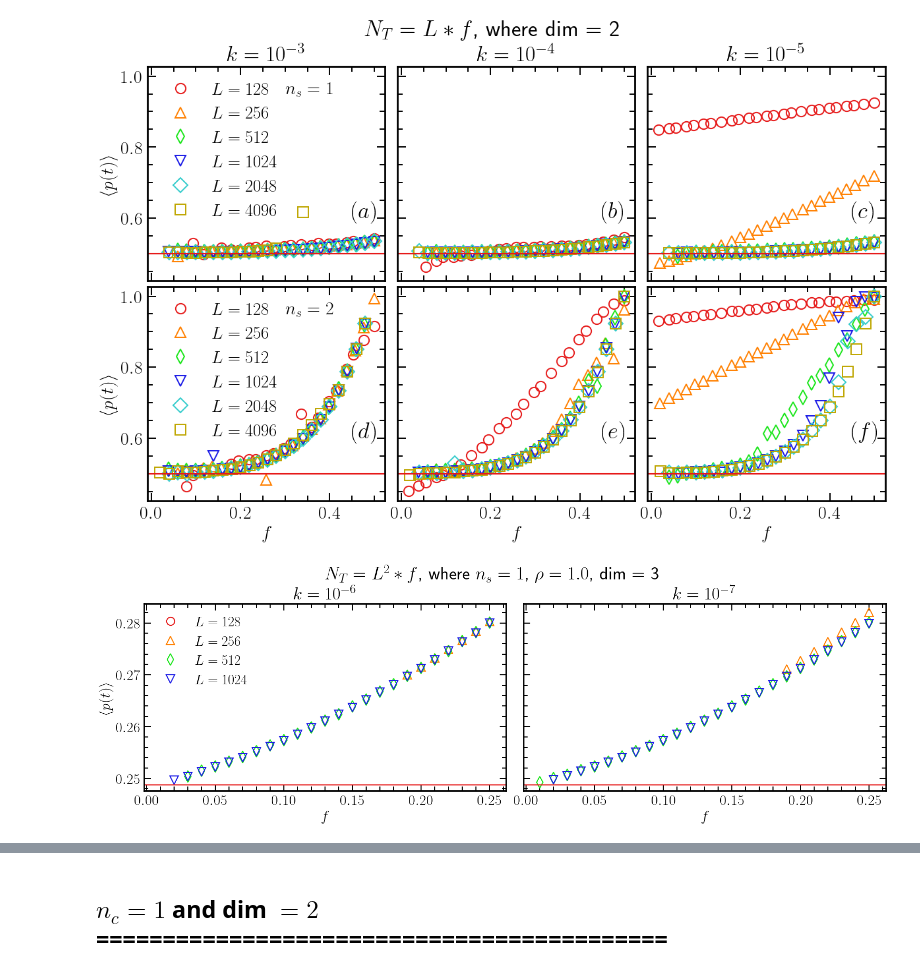
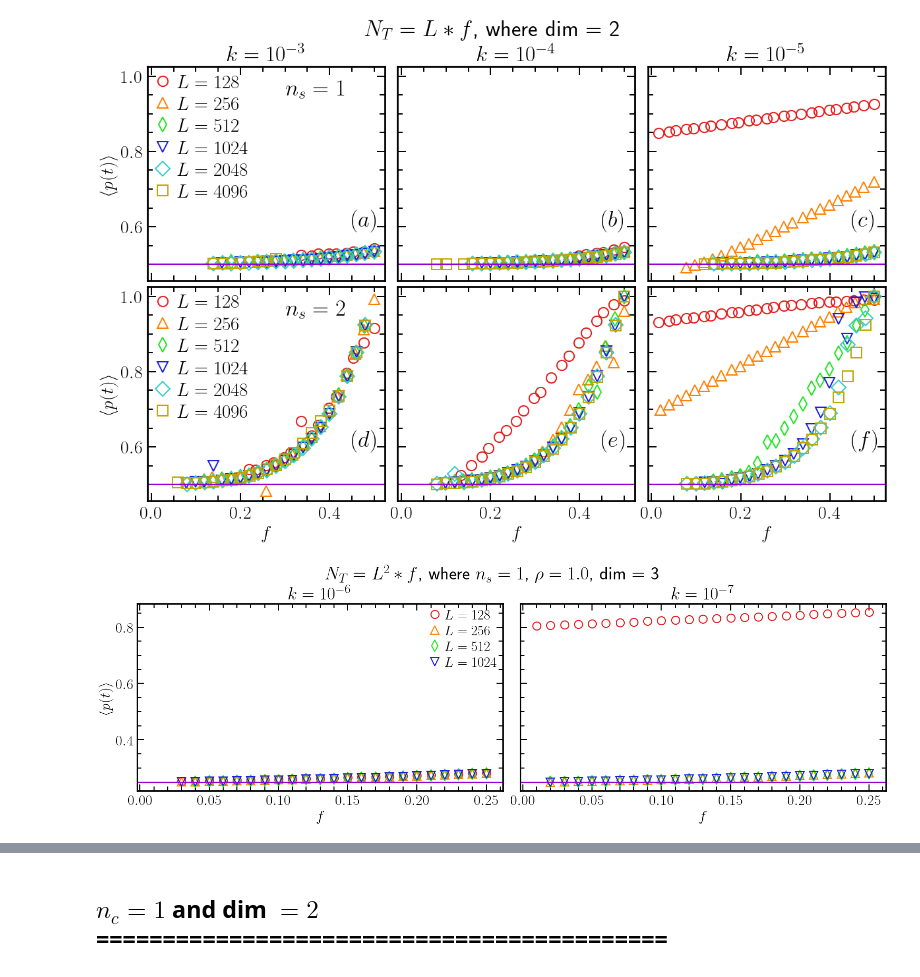
Before and after one commit to JuniorAlencar/self_organization_percolation, a Jupyter notebook: jupyter/parameters_analysis.ipynb, the cells around one changed output, grey strips where cells are left out. Drawn from its saved outputs; the diff is of its cells as text; code cells hidden in the pictures.

```diff
--- a/jupyter/parameters_analysis.ipynb
+++ b/jupyter/parameters_analysis.ipynb
@@ -67,49 +67,56 @@ colors = [
 markers = ["o", "^", "d", "v", "D", "s", "P", "X", "<", ">", "*"]
 
 fs_title_figure = 25
-fs_legend = 19
+fs_legend = 21
+
 ms = 11
 mew = 1.4
 labels = ["$(a)$", "$(b)$", "$(c)$",
           "$(d)$", "$(e)$", "$(f)$"]
-
+pc = 0.5
 for idx_nc, nc in enumerate(nc_lst):
     for idx, k in enumerate(k_lst):
         for idx_L, L in enumerate(L_lst):
             rho = 1/nc
-            df_sub = df[(df['dim']==dim) & (df['nc']==nc) & (df['L']==L) & (df['k']==k) & (df['order']==1)]
+            df_sub = df[(df['dim']==dim) &
+                        (df['nc']==nc) &
+                        (df['L']==L) &
+                        (df['k']==k) &
+                        (df['order']==1) &
+                        (df['N_samples']==df['N_samples_perc'])]
+
             f = [i/L for i in df_sub["Nt"].unique()]
             p = df_sub['p_mean']
             axes[idx_nc, idx].plot(f, p, marker=markers[idx_L], color=colors[idx_L],
                             ls="None", ms=ms, mew=mew,label=f'$L = {L}$')
 
             mantissa, exp = f"{k:.1e}".split("e")
             exp = int(exp)
 
 for idx, ax in enumerate(axes.flatten()):
-    ax.axhline(y=pc)
+    ax.axhline(y=pc, color="darkviolet")
 
     ax.text(0.45, 0.60, labels[idx], fontsize=25)
 
 for idx, ax in enumerate(axes[:,0]):
-    ax.legend(fontsize=fs_legend)
+    ax.legend(fontsize=fs_legend, loc='upper left')
     ax.set_ylabel(r"$\langle p(t) \rangle$")
-    ax.text(0.3, 0.95, f'$n_s = {nc_lst[idx]}$', fontsize=20)
+    ax.text(0.3, 0.95, f'$n_s = {nc_lst[idx]}$', fontsize=25)
 
 for ax in axes[1,:]:
     ax.set_xlabel('$f$')
 for idx, ax in enumerate(axes[0,:]):
     mantissa, exp = f"{k_lst[idx]:.1e}".split("e")
     ax.set_title(f"$k = 10^{{{int(exp)}}}$")
 
 # axes[1,0].legend(fontsize=fs_legend)
 # axes[1,0].set_ylabel(r"$\langle p(t) \rangle$")
 
 fig.suptitle(fr"$N_T = L * f$, where dim = {dim}", fontsize=fs_title_figure)
 plt.savefig(results + f"/f_dim_{dim}.pdf")
 plt.show()
 # %% [output]
-[figure, old version]
+[figure, new version]
 # %%
 L_lst = [128, 256, 512, 1024]
 nc = 1
@@ -143,10 +150,19 @@ fs_title_figure = 25
 fs_legend = 19
 ms = 11
 mew = 1.4
+dim, nc = 3, 1
+L = 128
 
+pc = 0.24881182
 for idx, k in enumerate(k_lst):
     for idx_L, L in enumerate(L_lst):
-        df_sub = df[(df['dim']==dim) & (df['nc']==nc) & (df['L']==L) & (df['k']==k) & (df['order']==1) & (df['P0']==0.1) & (df['p0']==1.0)]
+        df_sub = df[(df['dim']==dim) &
+                    (df['nc']==nc) &
+                    (df['L']==L) & (df['k']==k) &
+                    (df['order']==1) &
+                    (np.isclose(df['P0'], 0.1)) &
+                    (df['p0']==1.0) &
+                    (df['N_samples']==df['N_samples_perc'])]
 
         f = [i/L**2 for i in df_sub["Nt"].unique()]
         p = df_sub['p_mean']
@@ -157,14 +173,15 @@ for idx, k in enumerate(k_lst):
         mantissa, exp = f"{k:.1e}".split("e")
         exp = int(exp)
         axes[idx].set_title(f"$k = 10^{{{exp}}}$")
-
+        axes[idx].axhline(y=pc, color="darkviolet")
 for ax in axes:
-    ax.axhline(y=pc)
+    #ax.axhline(y=pc)
     ax.set_xlabel('$f$')
 axes[0].legend(fontsize=fs_legend)
 axes[0].set_ylabel(r"$\langle p(t) \rangle$")
 
 fig.suptitle(fr"$N_T = L^2 * f$, where $n_s = {nc}$, $\rho={rho}$, dim = {dim}", fontsize=fs_title_figure)
+plt.savefig(results + f"/f_dim_{dim}.pdf")
 plt.show()
 # %% [output]
-[figure, old version]
+[figure, new version]
```
Also changed, not shown: parts of 5 cells of this notebook, 6 other files.
